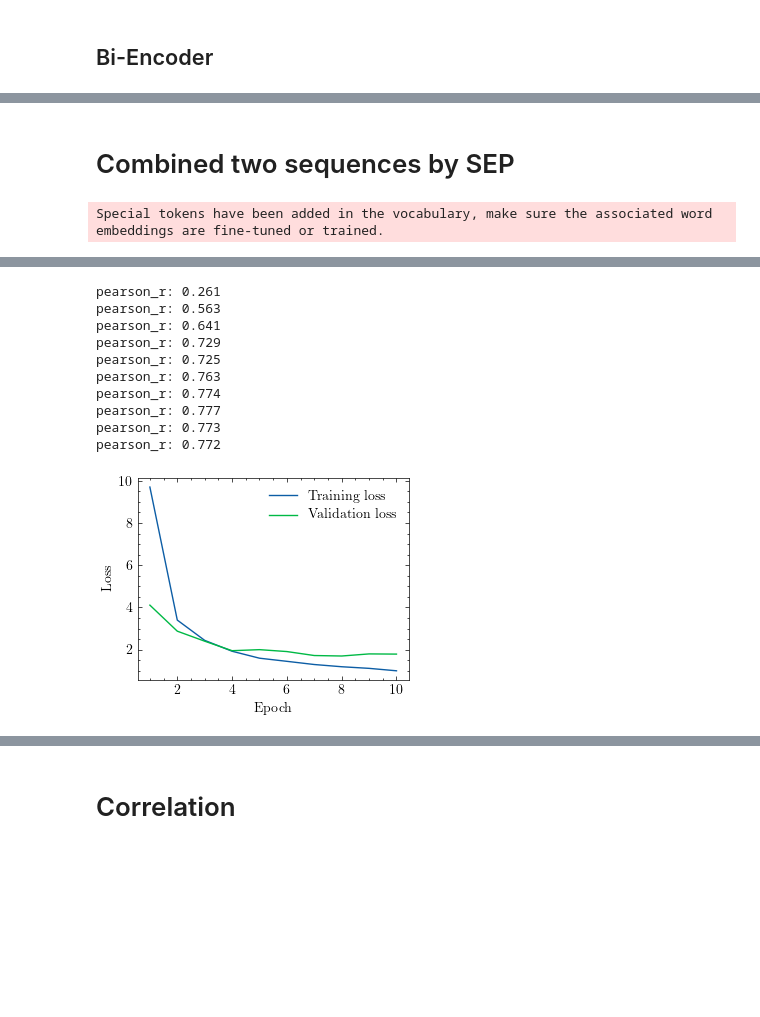
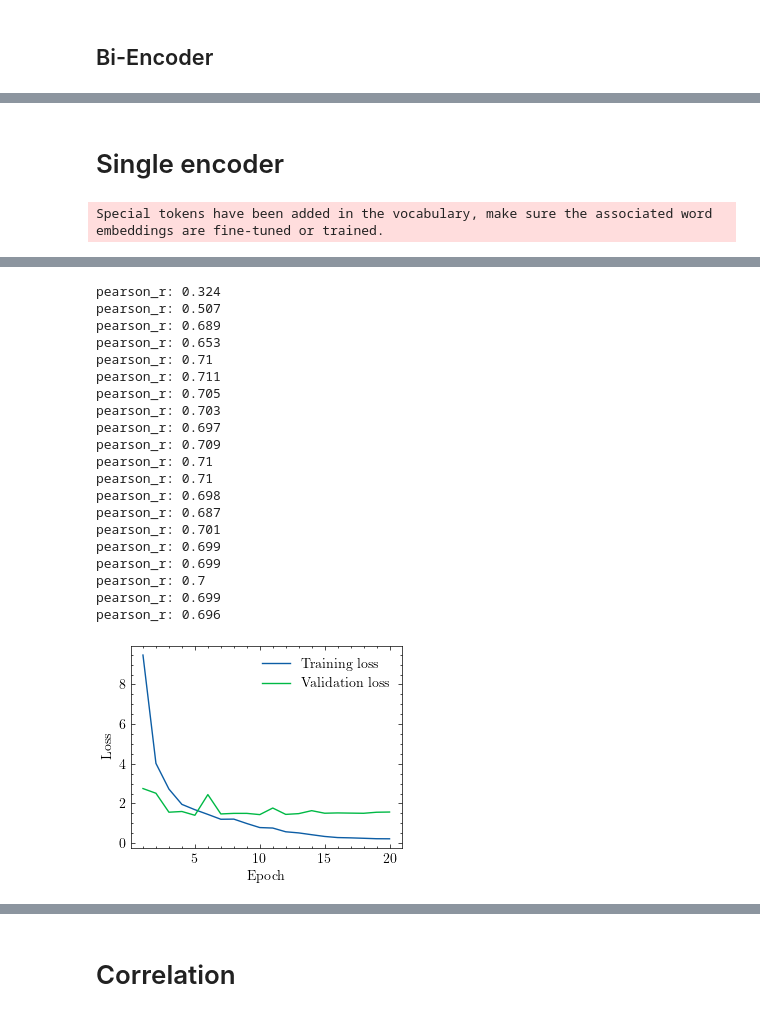
Before and after one commit to hasan-rakibul/LLM-GEm, a Jupyter notebook: main.ipynb, the cells around one changed output, grey strips where cells are left out. Saved outputs shown, nothing was run; the diff lists cells and outputs as text; code cells hidden in the pictures; blank space fills up the shorter version.

```diff
--- a/main.ipynb
+++ b/main.ipynb
@@ -619,0 +391,2 @@ predictions.to_csv("./tmp/predictions_EMP.tsv", sep='\t', header=False, index=Fa
+# %%
+y_pred = test(batch_size=32)
@@ -834,5 +597,7 @@ pearson_r: 0.737
 # %% [markdown]
-# Combined two sequences by SEP
+# Single encoder
+# %%
+features = ['demographic_essay', 'article']
 # %%
 tokeniser = AutoTokenizer.from_pretrained(checkpoint, use_fast=False) # fast tokeniser showed warning that it may return incorrect tokens
 
@@ -865,2 +636,18 @@ def load_tokenised_data(filename, task, tokenise_fn, train):
 # %% [output]
 Special tokens have been added in the vocabulary, make sure the associated word embeddings are fine-tuned or trained.
+# %%
+def get_data(task, features, batch_size):
+    """
+    feature: list of features to tokenise
+    """
+
+    trainloader = load_tokenised_data(
+        filename=train_file, task=task, feature_to_tokenise=features, train=True, batch_size=batch_size, shuffle=True
+    )
+
+    # devloader in train mode to pass labels
+    devloader = load_tokenised_data(
+        filename=dev_file, task=task, feature_to_tokenise=features, train=True, batch_size=batch_size, shuffle=False
+    )
+
+    return trainloader, devloader
@@ -925,31 +723,18 @@ class CustomRegressor(nn.Module):
             attentions=outputs.attentions
         )
 # %%
-def train_test(task=task, lr=1e-5, batch_size=8, n_epochs=3, seed=1):
+def train(task=tasks[0], lr=1e-5, batch_size=8, n_epochs=3, seed=1):
     torch.manual_seed(seed)
 
     model = CustomRegressor()
     device = torch.device("cuda") if torch.cuda.is_available() else torch.device("cpu")
     model.to(device)
 
-    print(model)
+    # print(model)
 
     opt = torch.optim.AdamW(model.parameters(), lr=lr)
 
-    trainset = load_tokenised_data(
-        filename=train_file, task=task, tokenise_fn=tokenise, train=True
-    )
-    trainloader = torch.utils.data.DataLoader(
-        trainset, shuffle=True, batch_size=batch_size, collate_fn=data_collator
-    )
-
-    # evaluation data loader in train mode to access labels
-    testset = load_tokenised_data(
-        filename=test_file, task=task, tokenise_fn=tokenise, train=True
-    )
-    testloader = torch.utils.data.DataLoader(
-        testset, shuffle=False, batch_size=batch_size, collate_fn=data_collator
-    )
+    trainloader, devloader = get_data(task=tasks[0], features=features, batch_size=batch_size)
 
     training_steps = n_epochs * len(trainloader)
     lr_scheduler = get_scheduler(
@@ -983,7 +768,7 @@ def train_test(task=task, lr=1e-5, batch_size=8, n_epochs=3, seed=1):
         model.eval()
         y_pred = []
         y_true = []
-        for batch in testloader:
+        for batch in devloader:
             batch = {k: v.to(device) for k, v in batch.items()}
             with torch.no_grad():
                 outputs = model(**batch)
@@ -993,7 +778,7 @@ def train_test(task=task, lr=1e-5, batch_size=8, n_epochs=3, seed=1):
             y_true.extend((batch['labels'].tolist()))
             total_loss += outputs.loss.item()
 
-        val_loss.append(total_loss / len(testloader))
+        val_loss.append(total_loss / len(devloader))
 
         # print(y_pred)
         print("pearson_r:", pearsonr(y_true, y_pred))
@@ -1010,5 +795,5 @@ def train_test(task=task, lr=1e-5, batch_size=8, n_epochs=3, seed=1):
         filename=None
     )
 # %%
-train_test(task=task, lr=1e-5, batch_size=8, n_epochs=10, seed=1)
+train(task=tasks[0], lr=1e-5, batch_size=8, n_epochs=20, seed=1)
 # %% [output]
@@ -1037,11 +806,21 @@ CustomRegressor(
-pearson_r: 0.261
-pearson_r: 0.563
-pearson_r: 0.641
-pearson_r: 0.729
-pearson_r: 0.725
-pearson_r: 0.763
-pearson_r: 0.774
-pearson_r: 0.777
-pearson_r: 0.773
-pearson_r: 0.772
+pearson_r: 0.324
+pearson_r: 0.507
+pearson_r: 0.689
+pearson_r: 0.653
+pearson_r: 0.71
+pearson_r: 0.711
+pearson_r: 0.705
+pearson_r: 0.703
+pearson_r: 0.697
+pearson_r: 0.709
+pearson_r: 0.71
+pearson_r: 0.71
+pearson_r: 0.698
+pearson_r: 0.687
+pearson_r: 0.701
+pearson_r: 0.699
+pearson_r: 0.699
+pearson_r: 0.7
+pearson_r: 0.699
+pearson_r: 0.696
-[figure, old version]
+[figure, new version]
```
Also changed, not shown: parts of 53 cells of this notebook, 4 other files.
